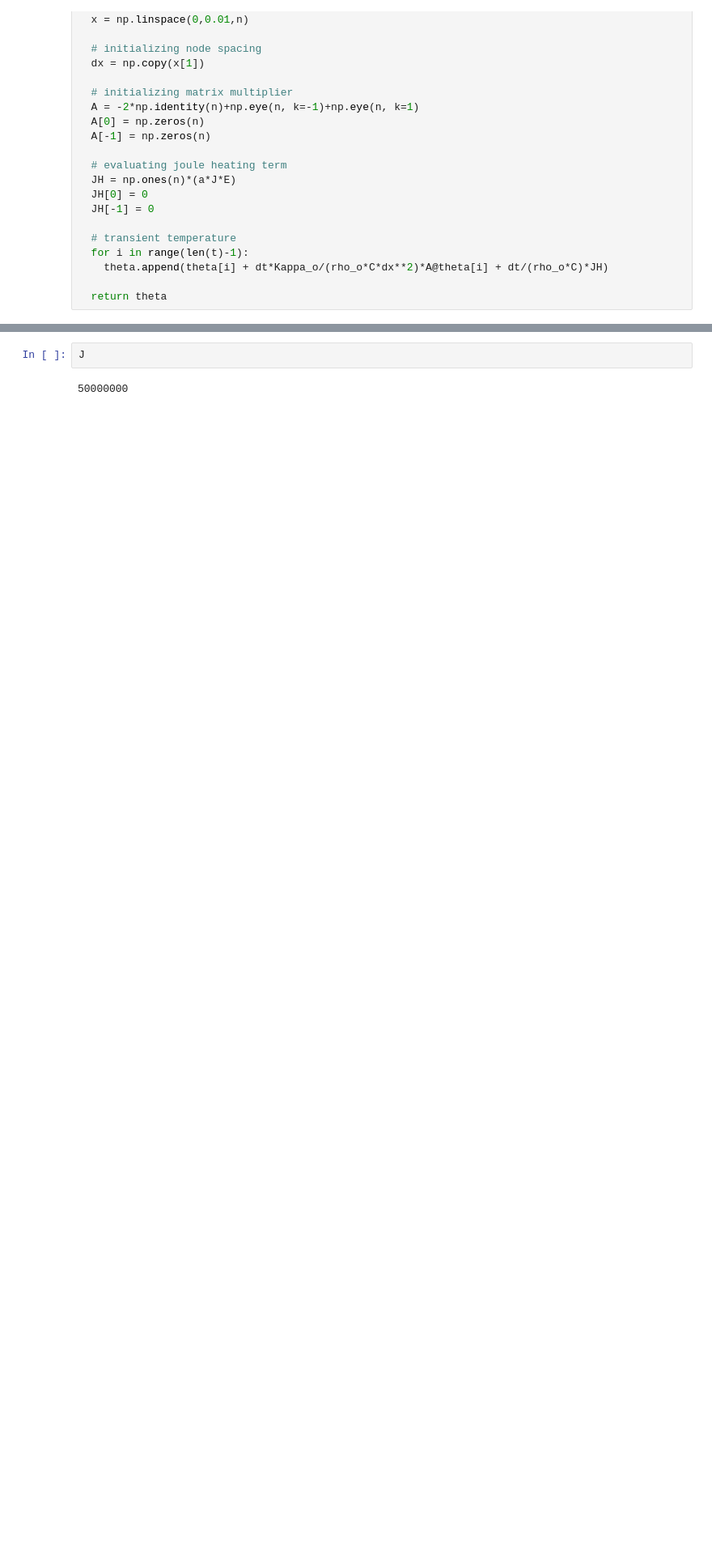
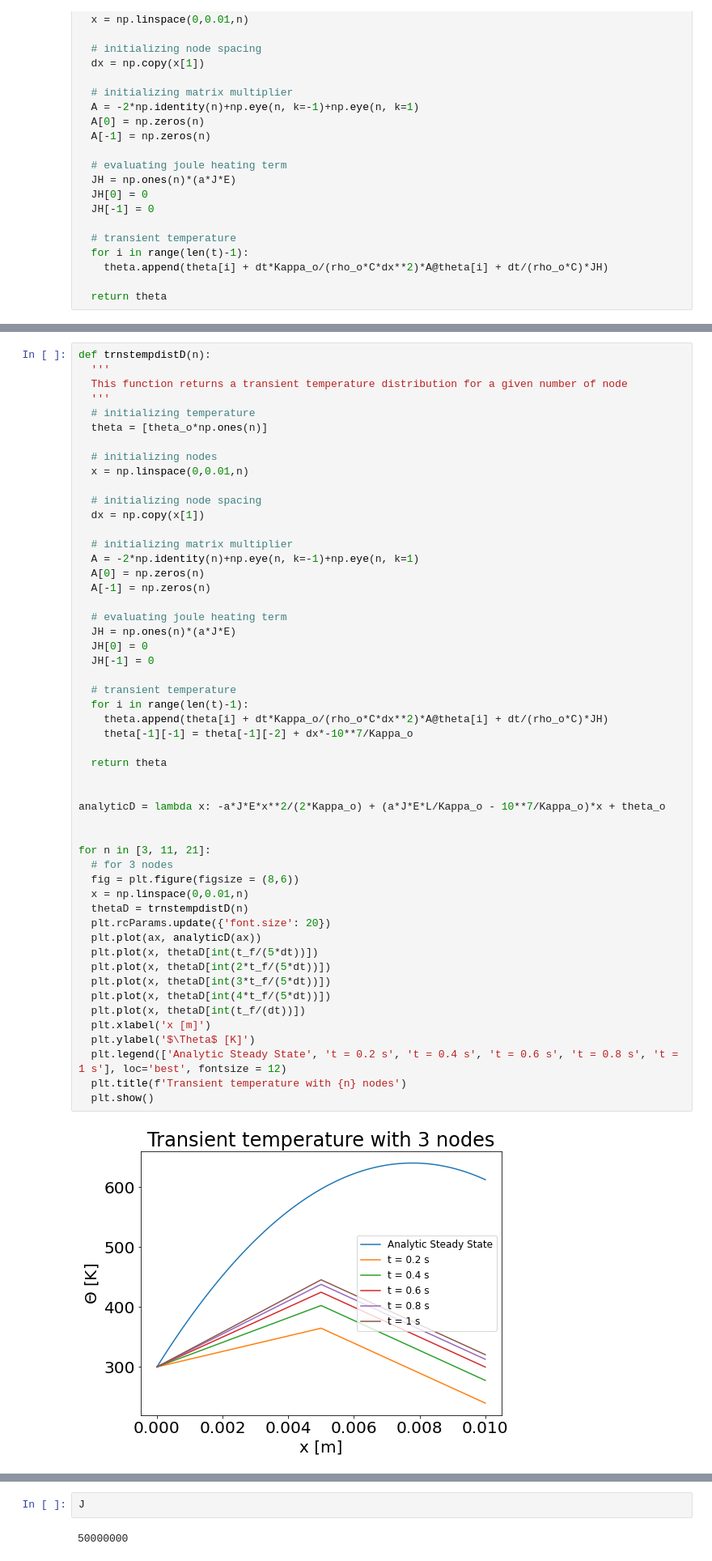
Before and after one commit to unjike/Modeling-and-Simulation-of-Advanced-Manufacturing-Processes, a Jupyter notebook: Finite_Difference_Model_for_Joule_Heating.ipynb, the cells around one changed output, grey strips where cells are left out. Shown at 81% size. Drawn from its saved outputs; the diff is of its cells as text; blank space fills up the shorter version.

```diff
--- a/Finite_Difference_Model_for_Joule_Heating.ipynb
+++ b/Finite_Difference_Model_for_Joule_Heating.ipynb
@@ -85,0 +192,54 @@ array([0.0e+00, 4.5e+09, 0.0e+00])
+# %%
+def trnstempdistD(n):
+  '''
+  This function returns a transient temperature distribution for a given number of node
+  '''
+  # initializing temperature
+  theta = [theta_o*np.ones(n)]
+
+  # initializing nodes
+  x = np.linspace(0,0.01,n)
+
+  # initializing node spacing
+  dx = np.copy(x[1])
+
+  # initializing matrix multiplier
+  A = -2*np.identity(n)+np.eye(n, k=-1)+np.eye(n, k=1)
+  A[0] = np.zeros(n)
+  A[-1] = np.zeros(n)
+
+  # evaluating joule heating term
+  JH = np.ones(n)*(a*J*E)
+  JH[0] = 0
+  JH[-1] = 0
+
+  # transient temperature
+  for i in range(len(t)-1):
+    theta.append(theta[i] + dt*Kappa_o/(rho_o*C*dx**2)*A@theta[i] + dt/(rho_o*C)*JH)
+    theta[-1][-1] = theta[-1][-2] + dx*-10**7/Kappa_o
+
+  return theta
+
+
+analyticD = lambda x: -a*J*E*x**2/(2*Kappa_o) + (a*J*E*L/Kappa_o - 10**7/Kappa_o)*x + theta_o
+
+
+for n in [3, 11, 21]:
+  # for 3 nodes
+  fig = plt.figure(figsize = (8,6))
+  x = np.linspace(0,0.01,n)
+  thetaD = trnstempdistD(n)
+  plt.rcParams.update({'font.size': 20})
+  plt.plot(ax, analyticD(ax))
+  plt.plot(x, thetaD[int(t_f/(5*dt))])
+  plt.plot(x, thetaD[int(2*t_f/(5*dt))])
+  plt.plot(x, thetaD[int(3*t_f/(5*dt))])
+  plt.plot(x, thetaD[int(4*t_f/(5*dt))])
+  plt.plot(x, thetaD[int(t_f/(dt))])
+  plt.xlabel('x [m]')
+  plt.ylabel('$\Theta$ [K]')
+  plt.legend(['Analytic Steady State', 't = 0.2 s', 't = 0.4 s', 't = 0.6 s', 't = 0.8 s', 't = 1 s'], loc='best', fontsize = 12)
+  plt.title(f'Transient temperature with {n} nodes')
+  plt.show()
+# %% [output]
+[figure, added]
```
Also changed, not shown: parts of 8 cells of this notebook.
